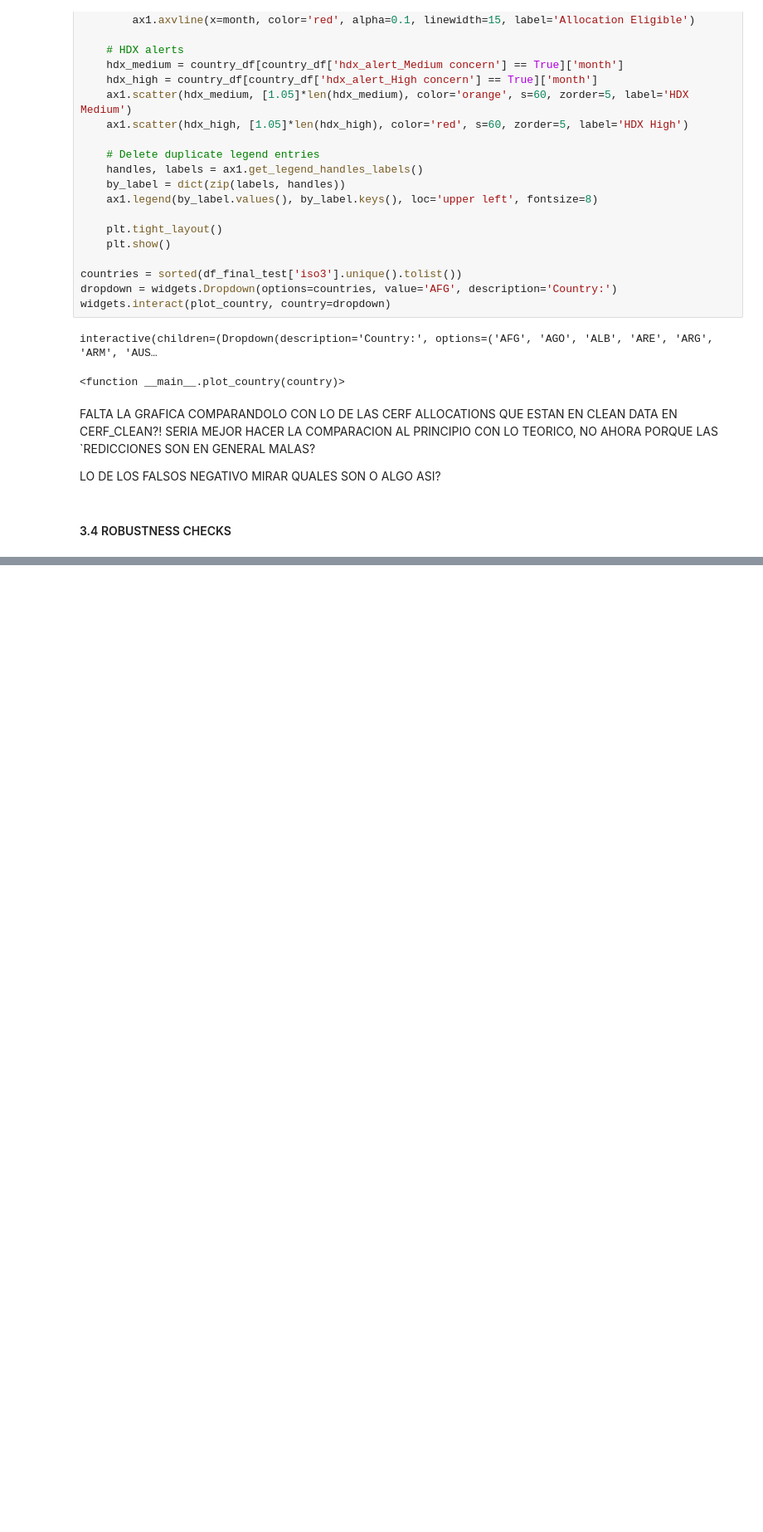
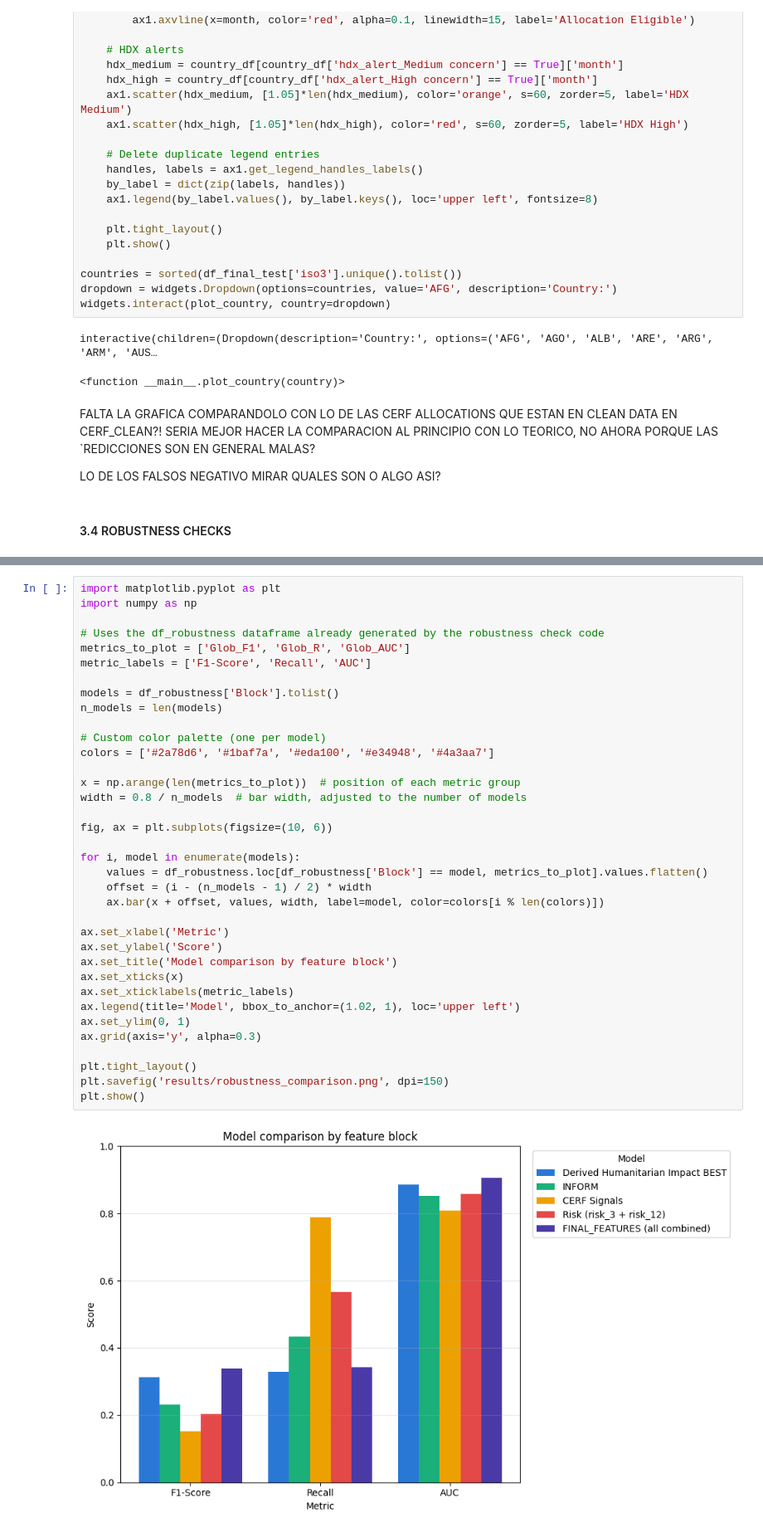
Before and after one commit to gallagelpi/Master_thesis, a Jupyter notebook: pipeline/results.ipynb, the cells around one changed output, grey strips where cells are left out. Shown at 83% size. Saved outputs shown, nothing was run; the diff lists cells and outputs as text; blank space fills up the shorter version.

Commit message:
Added the robustness check in the final part of results

```diff
--- a/pipeline/results.ipynb
+++ b/pipeline/results.ipynb
@@ -805,0 +951,38 @@ LO DE LOS FALSOS NEGATIVO MIRAR QUALES SON O ALGO ASI?
+# %%
+import matplotlib.pyplot as plt
+import numpy as np
+
+# Uses the df_robustness dataframe already generated by the robustness check code
+metrics_to_plot = ['Glob_F1', 'Glob_R', 'Glob_AUC']
+metric_labels = ['F1-Score', 'Recall', 'AUC']
+
+models = df_robustness['Block'].tolist()
+n_models = len(models)
+
+# Custom color palette (one per model)
+colors = ['#2a78d6', '#1baf7a', '#eda100', '#e34948', '#4a3aa7']
+
+x = np.arange(len(metrics_to_plot))  # position of each metric group
+width = 0.8 / n_models  # bar width, adjusted to the number of models
+
+fig, ax = plt.subplots(figsize=(10, 6))
+
+for i, model in enumerate(models):
+    values = df_robustness.loc[df_robustness['Block'] == model, metrics_to_plot].values.flatten()
+    offset = (i - (n_models - 1) / 2) * width
+    ax.bar(x + offset, values, width, label=model, color=colors[i % len(colors)])
+
+ax.set_xlabel('Metric')
+ax.set_ylabel('Score')
+ax.set_title('Model comparison by feature block')
+ax.set_xticks(x)
+ax.set_xticklabels(metric_labels)
+ax.legend(title='Model', bbox_to_anchor=(1.02, 1), loc='upper left')
+ax.set_ylim(0, 1)
+ax.grid(axis='y', alpha=0.3)
+
+plt.tight_layout()
+plt.savefig('results/robustness_comparison.png', dpi=150)
+plt.show()
+# %% [output]
+[figure, added]
```
Also changed, not shown: parts of 22 cells of this notebook, 8 other files.
